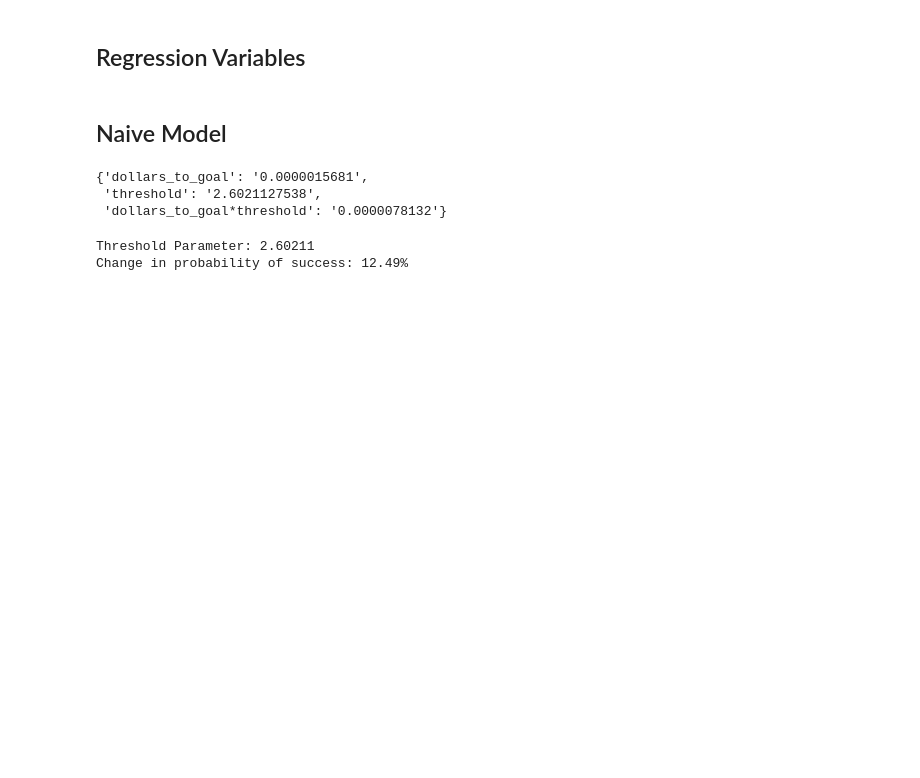
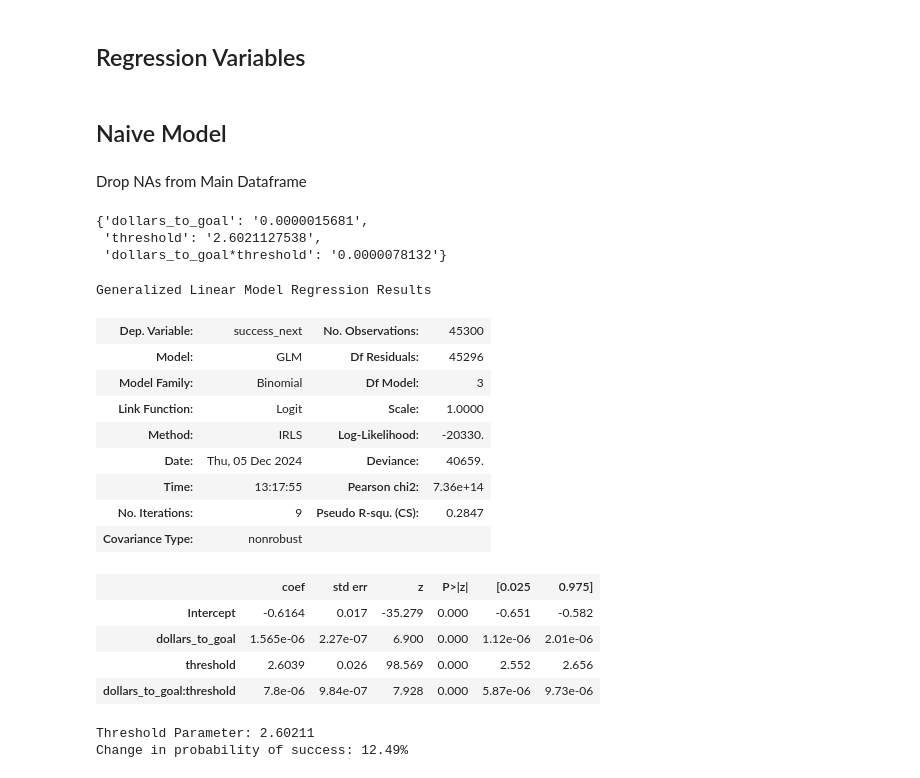
Before and after one commit to sahilpatil98/kickstarter-JMP, a Jupyter notebook: data-analysis/next_project_discontinuity_analysis.ipynb, the cells around one changed output. Saved outputs shown, nothing was run; the diff lists cells and outputs as text; code cells hidden in the pictures; blank space fills up the shorter version.

```diff
--- a/data-analysis/next_project_discontinuity_analysis.ipynb
+++ b/data-analysis/next_project_discontinuity_analysis.ipynb
@@ -160,2 +172,4 @@ df['dollars_to_goal*threshold'] = np.abs(df['dollars_to_goal'] * df['threshold']
 # %% [markdown]
 ## Naive Model
+# %% [markdown]
+Drop NAs from Main Dataframe
@@ -180,6 +195,28 @@ coef_dict
 {'dollars_to_goal': '0.0000015681',
  'threshold': '2.6021127538',
  'dollars_to_goal*threshold': '0.0000078132'}
+# %%
+table_model = smf.glm('success_next ~ dollars_to_goal + threshold + dollars_to_goal*threshold',
+                family = sm.families.Binomial(),
+                data = df).fit()
+
+table_model.summary()
+# %% [output]
+Generalized Linear Model Regression Results
+| Dep. Variable: | success_next | No. Observations: | 45300 |
+| Model: | GLM | Df Residuals: | 45296 |
+| Model Family: | Binomial | Df Model: | 3 |
+| Link Function: | Logit | Scale: | 1.0000 |
+| Method: | IRLS | Log-Likelihood: | -20330. |
+| Date: | Thu, 05 Dec 2024 | Deviance: | 40659. |
+| Time: | 13:17:55 | Pearson chi2: | 7.36e+14 |
+| No. Iterations: | 9 | Pseudo R-squ. (CS): | 0.2847 |
+| Covariance Type: | nonrobust |  |  |
+|  | coef | std err | z | P>|z| | [0.025 | 0.975] |
+| Intercept | -0.6164 | 0.017 | -35.279 | 0.000 | -0.651 | -0.582 |
+| dollars_to_goal | 1.565e-06 | 2.27e-07 | 6.900 | 0.000 | 1.12e-06 | 2.01e-06 |
+| threshold | 2.6039 | 0.026 | 98.569 | 0.000 | 2.552 | 2.656 |
+| dollars_to_goal:threshold | 7.8e-06 | 9.84e-07 | 7.928 | 0.000 | 5.87e-06 | 9.73e-06 |
 # %%
 # Get the percent change in probability from log odds
 print(f"Threshold Parameter: {model.coef_[0,1]:.5f}")
```
Also changed, not shown: parts of 33 cells of this notebook.
